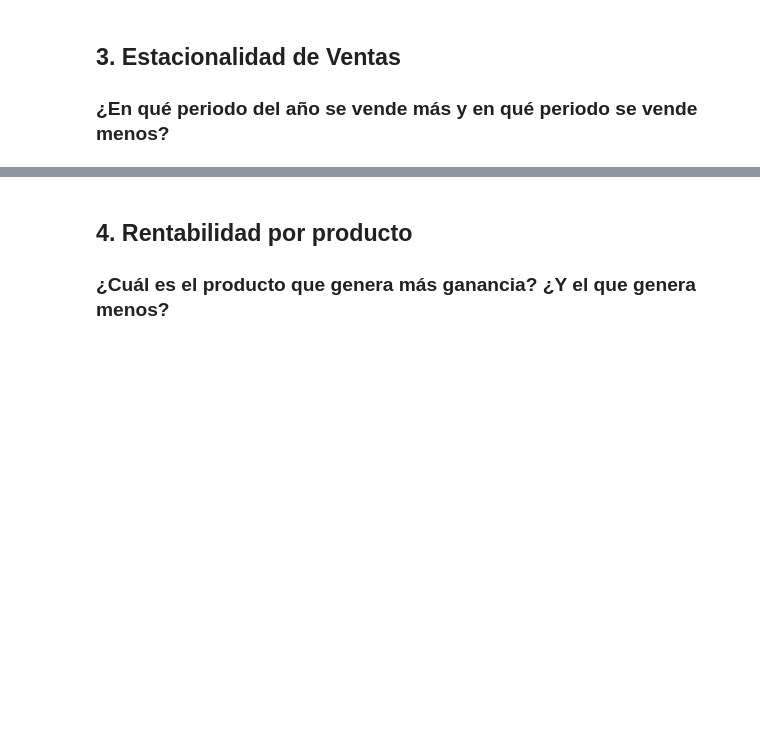
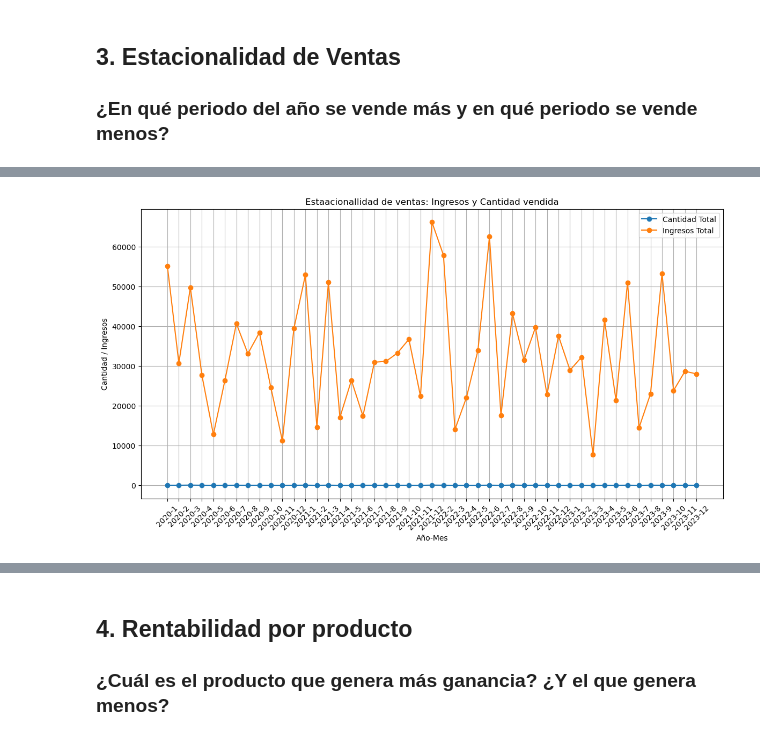
Before and after one commit to ochamodev/FinalProj_DataScience, a Jupyter notebook: analytics.ipynb, the cells around one changed output, grey strips where cells are left out. Saved outputs shown, nothing was run; the diff lists cells and outputs as text; code cells hidden in the pictures; blank space fills up the shorter version.

```diff
--- a/analytics.ipynb
+++ b/analytics.ipynb
@@ -293,11 +499,14 @@ season_df = get_data(pg_conn, seasonality_query)
 # %%
-plt.figure(figsize=(14, 7))
-plt.plot(seasonality_df['year'].astype(str) + '-' + seasonality_df['month'].astype(str), seasonality_df['total_quantity'], label='Cantidad Total', marker='o')
-plt.plot(seasonality_df['year'].astype(str) + '-' + seasonality_df['month'].astype(str), seasonality_df['total_revenue'], label='Ingresos Total', marker='o')
-plt.title('Estaacionallidad de ventas: Ingresos y Cantidad vendida')
-plt.xlabel('Año-Mes')
-plt.ylabel('Cantidad / Ingresos')
-plt.legend()
-plt.xticks(rotation=45)
-plt.grid(True)
-plt.show()
+# un mismo eje para los dos, no se ve bien cantidad total
+# plt.figure(figsize=(14, 7))
+# plt.plot(seasonality_df['year'].astype(str) + '-' + seasonality_df['month'].astype(str), seasonality_df['total_quantity'], label='Cantidad Total', marker='o')
+# plt.plot(seasonality_df['year'].astype(str) + '-' + seasonality_df['month'].astype(str), seasonality_df['total_revenue'], label='Ingresos Total', marker='o')
+# plt.title('Estaacionallidad de ventas: Ingresos y Cantidad vendida')
+# plt.xlabel('Año-Mes')
+# plt.ylabel('Cantidad / Ingresos')
+# plt.legend()
+# plt.xticks(rotation=45)
+# plt.grid(True)
+# plt.show()
+# %% [output]
+[figure, added]
```
Also changed, not shown: parts of 23 cells of this notebook.
